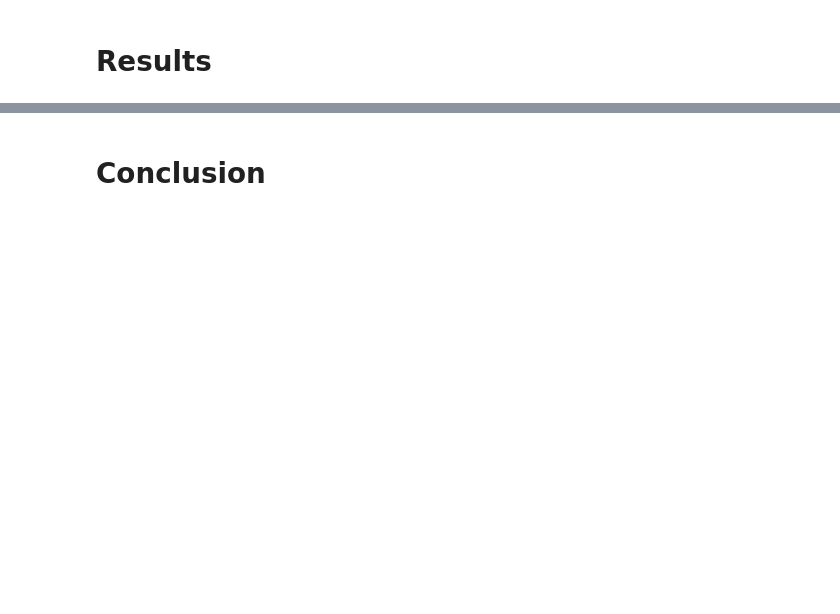
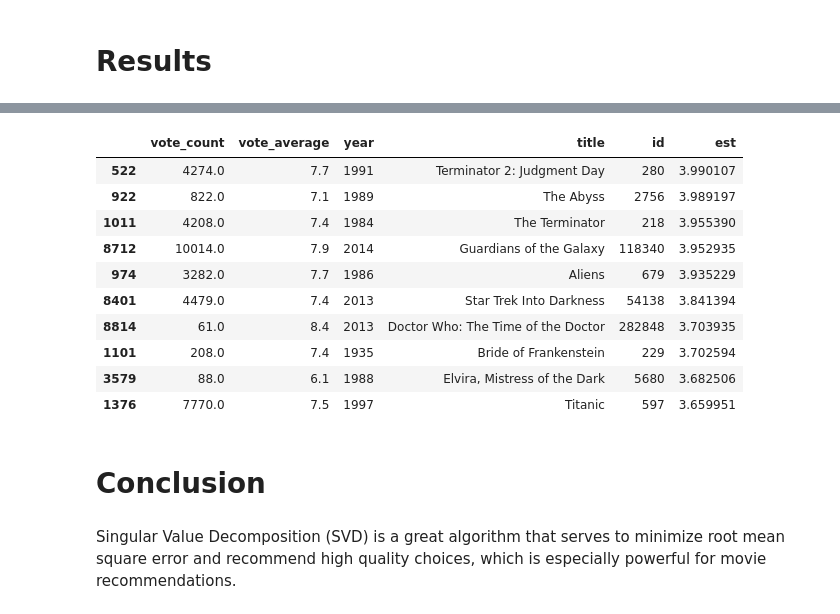
Before and after one commit to hkwan11/movie-recommender-system-svd, a Jupyter notebook: svd.ipynb, the cells around one changed output, grey strips where cells are left out. Saved outputs shown, nothing was run; the diff lists cells and outputs as text; code cells hidden in the pictures; blank space fills up the shorter version.

```diff
--- a/svd.ipynb
+++ b/svd.ipynb
@@ -627,2 +742,18 @@ Interestingly enough, there are several Batman movies that are no longer in this
+# %%
+final_recommender(8, 'Avatar')
+# %% [output]
+|  | vote_count | vote_average | year | title | id | est |
+| 522 | 4274.0 | 7.7 | 1991 | Terminator 2: Judgment Day | 280 | 3.990107 |
+| 922 | 822.0 | 7.1 | 1989 | The Abyss | 2756 | 3.989197 |
+| 1011 | 4208.0 | 7.4 | 1984 | The Terminator | 218 | 3.955390 |
+| 8712 | 10014.0 | 7.9 | 2014 | Guardians of the Galaxy | 118340 | 3.952935 |
+| 974 | 3282.0 | 7.7 | 1986 | Aliens | 679 | 3.935229 |
+| 8401 | 4479.0 | 7.4 | 2013 | Star Trek Into Darkness | 54138 | 3.841394 |
+| 8814 | 61.0 | 8.4 | 2013 | Doctor Who: The Time of the Doctor | 282848 | 3.703935 |
+| 1101 | 208.0 | 7.4 | 1935 | Bride of Frankenstein | 229 | 3.702594 |
+| 3579 | 88.0 | 6.1 | 1988 | Elvira, Mistress of the Dark | 5680 | 3.682506 |
+| 1376 | 7770.0 | 7.5 | 1997 | Titanic | 597 | 3.659951 |
 # %% [markdown]
 # Conclusion
+# %% [markdown]
+Singular Value Decomposition (SVD) is a great algorithm that serves to minimize root mean square error and recommend high quality choices, which is especially powerful for movie recommendations.
```
Also changed, not shown: parts of 10 cells of this notebook, 1 other file.
